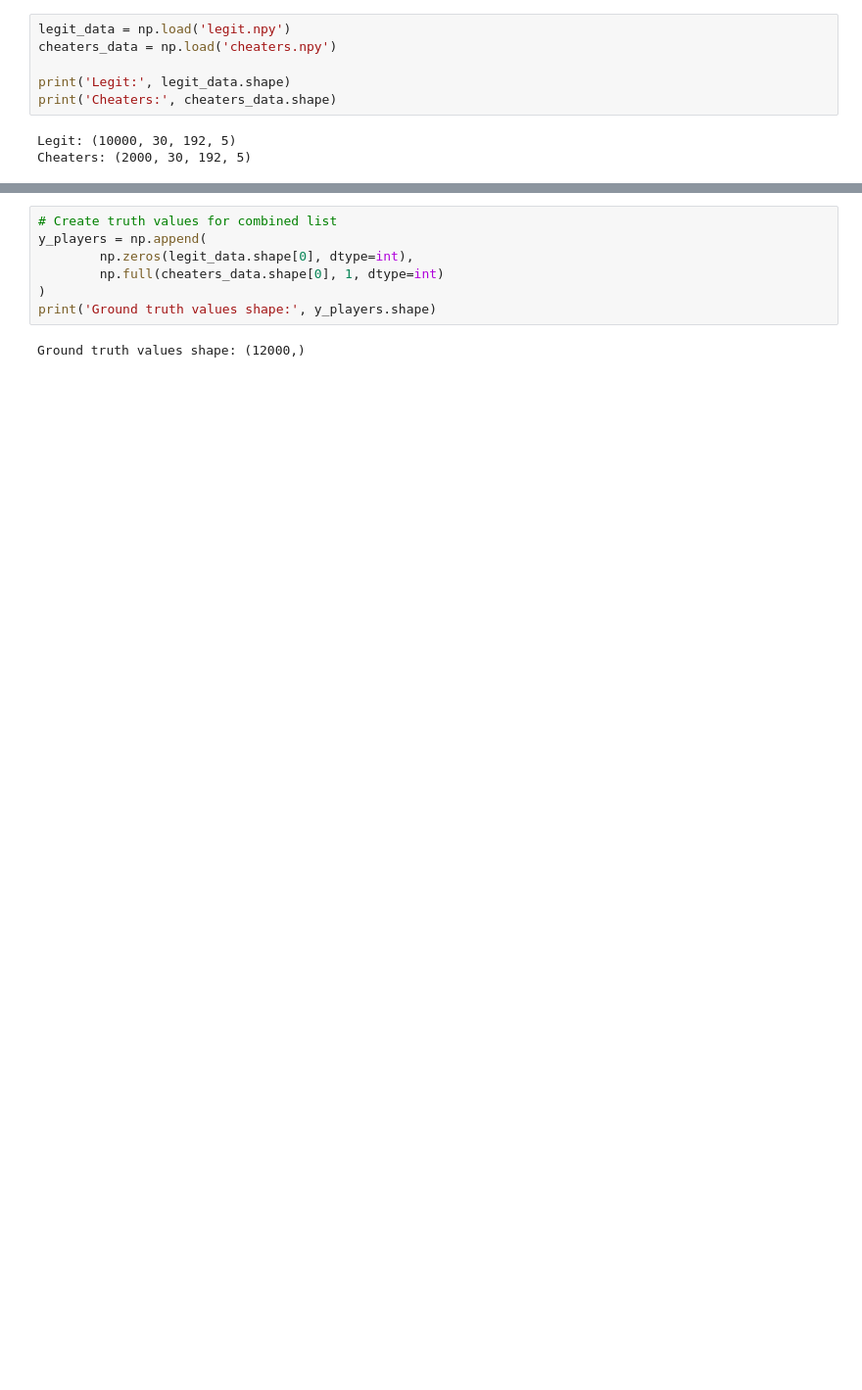
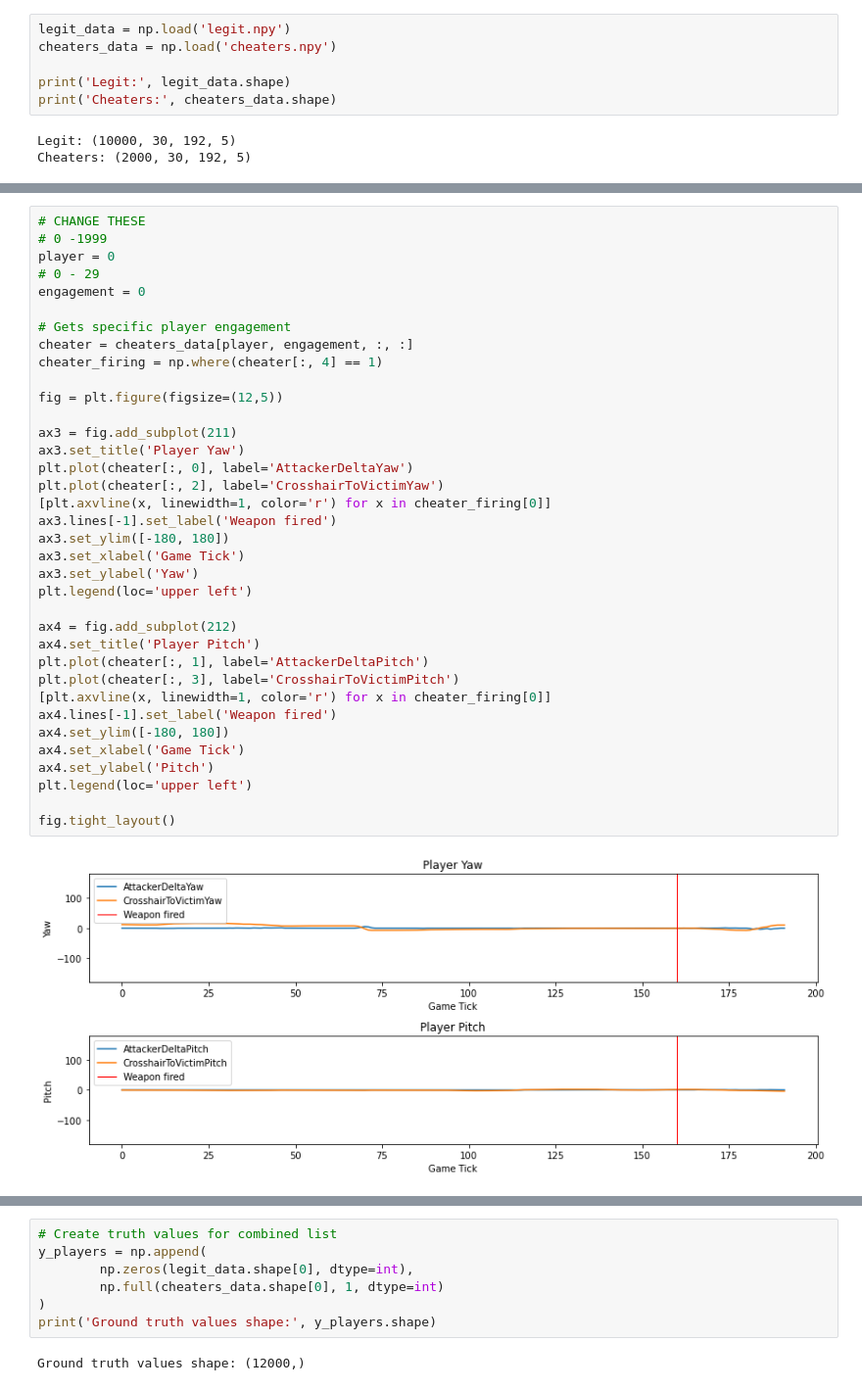
Before and after one commit to Janicon/stintsy-csgo, a Jupyter notebook: STINSTY MP.ipynb, the cells around one changed output, grey strips where cells are left out. Shown at 98% size. Cells and saved outputs as stored; diff of their text form; blank space fills up the shorter version.

```diff
--- a/STINSTY MP.ipynb
+++ b/STINSTY MP.ipynb
@@ -94,0 +225,38 @@ TODO:
+# %%
+# CHANGE THESE
+# 0 -1999
+player = 0
+# 0 - 29
+engagement = 0
+
+# Gets specific player engagement
+cheater = cheaters_data[player, engagement, :, :]
+cheater_firing = np.where(cheater[:, 4] == 1)
+
+fig = plt.figure(figsize=(12,5))
+
+ax3 = fig.add_subplot(211)
+ax3.set_title('Player Yaw')
+plt.plot(cheater[:, 0], label='AttackerDeltaYaw')
+plt.plot(cheater[:, 2], label='CrosshairToVictimYaw')
+[plt.axvline(x, linewidth=1, color='r') for x in cheater_firing[0]]
+ax3.lines[-1].set_label('Weapon fired')
+ax3.set_ylim([-180, 180])
+ax3.set_xlabel('Game Tick')
+ax3.set_ylabel('Yaw')
+plt.legend(loc='upper left')
+
+ax4 = fig.add_subplot(212)
+ax4.set_title('Player Pitch')
+plt.plot(cheater[:, 1], label='AttackerDeltaPitch')
+plt.plot(cheater[:, 3], label='CrosshairToVictimPitch')
+[plt.axvline(x, linewidth=1, color='r') for x in cheater_firing[0]]
+ax4.lines[-1].set_label('Weapon fired')
+ax4.set_ylim([-180, 180])
+ax4.set_xlabel('Game Tick')
+ax4.set_ylabel('Pitch')
+plt.legend(loc='upper left')
+
+fig.tight_layout()
+# %% [output]
+[figure, added]
```
Also changed, not shown: parts of 145 cells of this notebook.
